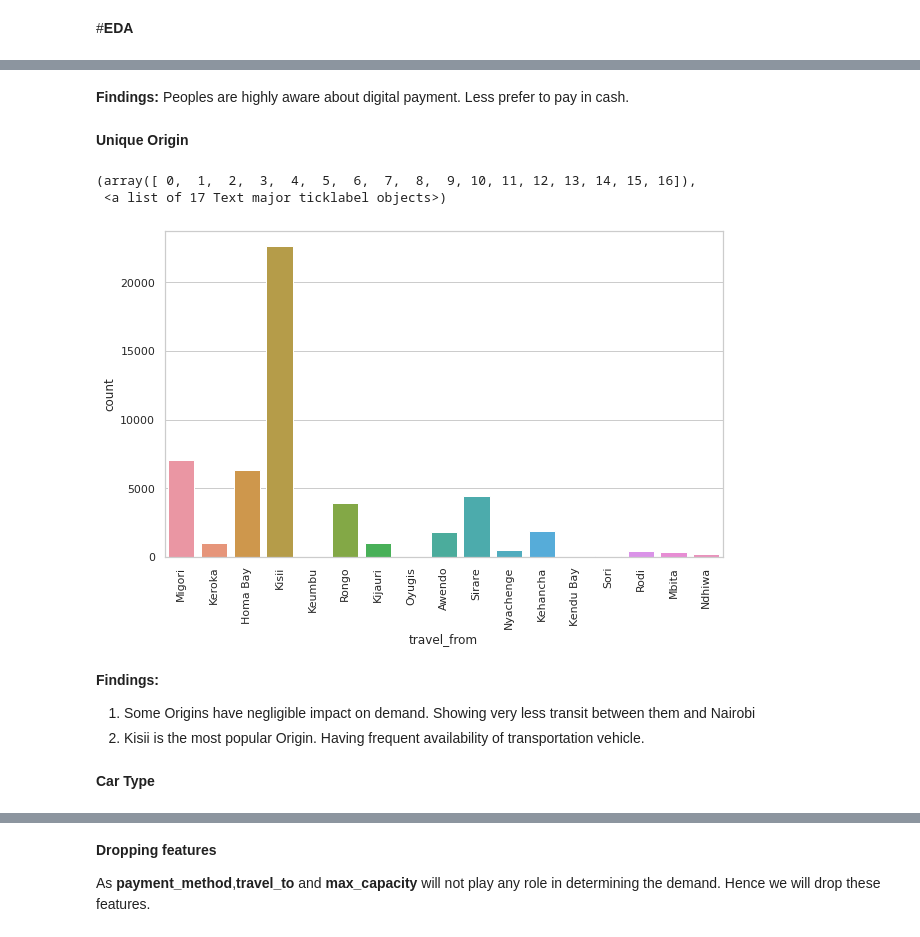
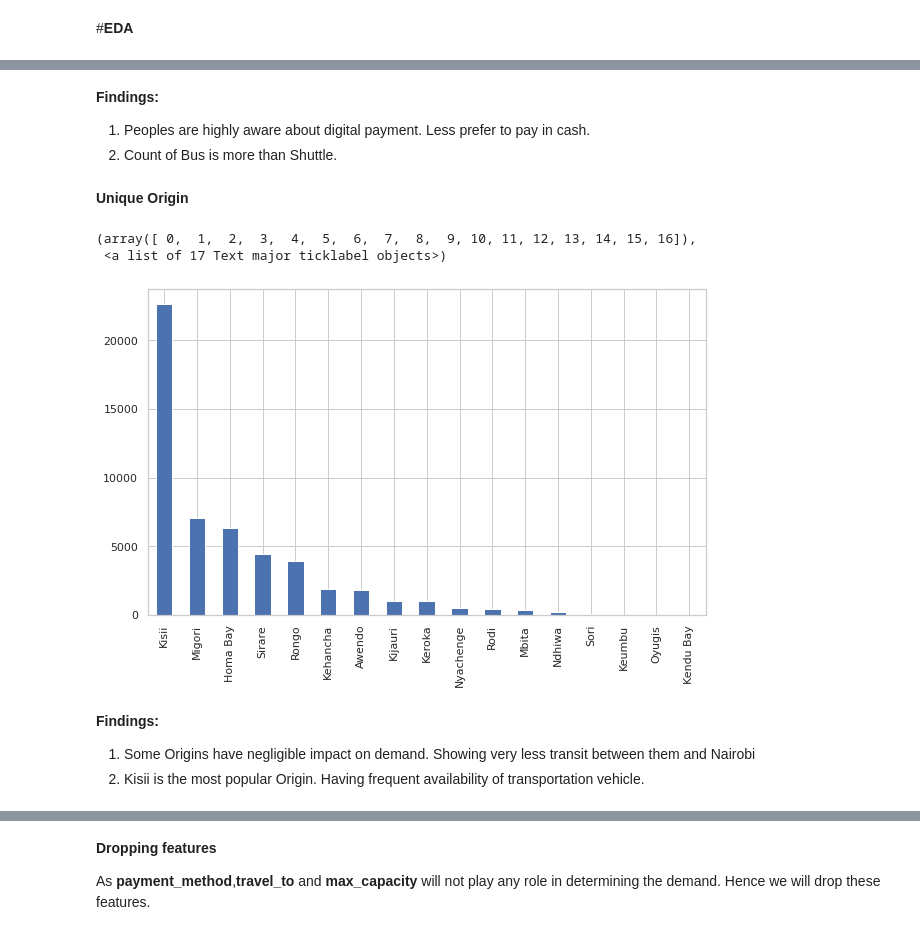
Before and after one commit to sudeep-009/Transport-Demand-Prediction-Regression-Capstone-Project, a Jupyter notebook: Copy_of_Demand_Prediction_for_Public_Transport_Capstone_Project.ipynb, the cells around one changed output, grey strips where cells are left out. Drawn from its saved outputs; the diff is of its cells as text; code cells hidden in the pictures.

```diff
--- a/Copy_of_Demand_Prediction_for_Public_Transport_Capstone_Project.ipynb
+++ b/Copy_of_Demand_Prediction_for_Public_Transport_Capstone_Project.ipynb
@@ -202,18 +218,18 @@ ax = sns.countplot(x="payment_method", data=transport_df)
 # %% [markdown]
-**Findings:** Peoples are highly aware about digital payment. Less prefer to pay in cash.
+**Findings:**
+1. Peoples are highly aware about digital payment. Less prefer to pay in cash.
+2. Count of Bus is more than Shuttle.
 # %% [markdown]
 **Unique Origin**
 # %%
 plt.figure(figsize=(10,6))
-sns.countplot(x=transport_df['travel_from'])
+transport_df['travel_from'].value_counts().plot(kind='bar')
 plt.xticks(rotation=90)
 # %% [output]
 (array([ 0,  1,  2,  3,  4,  5,  6,  7,  8,  9, 10, 11, 12, 13, 14, 15, 16]),
  <a list of 17 Text major ticklabel objects>)
-[figure, old version]
+[figure, new version]
 # %% [markdown]
 **Findings:**
 1. Some Origins have negligible impact on demand. Showing very less transit between them and Nairobi
 2. Kisii is the most popular Origin. Having frequent availability of transportation vehicle.
-# %% [markdown]
-**Car Type**
```
Also changed, not shown: parts of 33 cells of this notebook.
